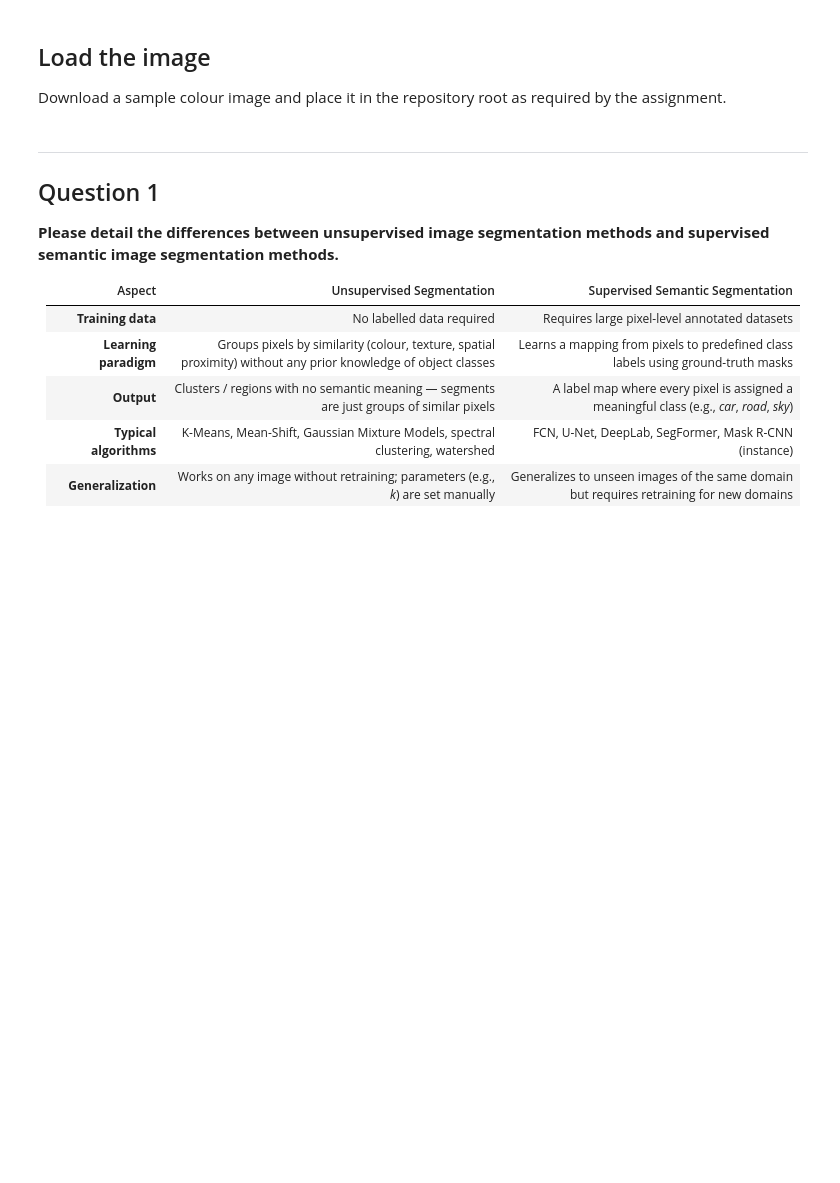
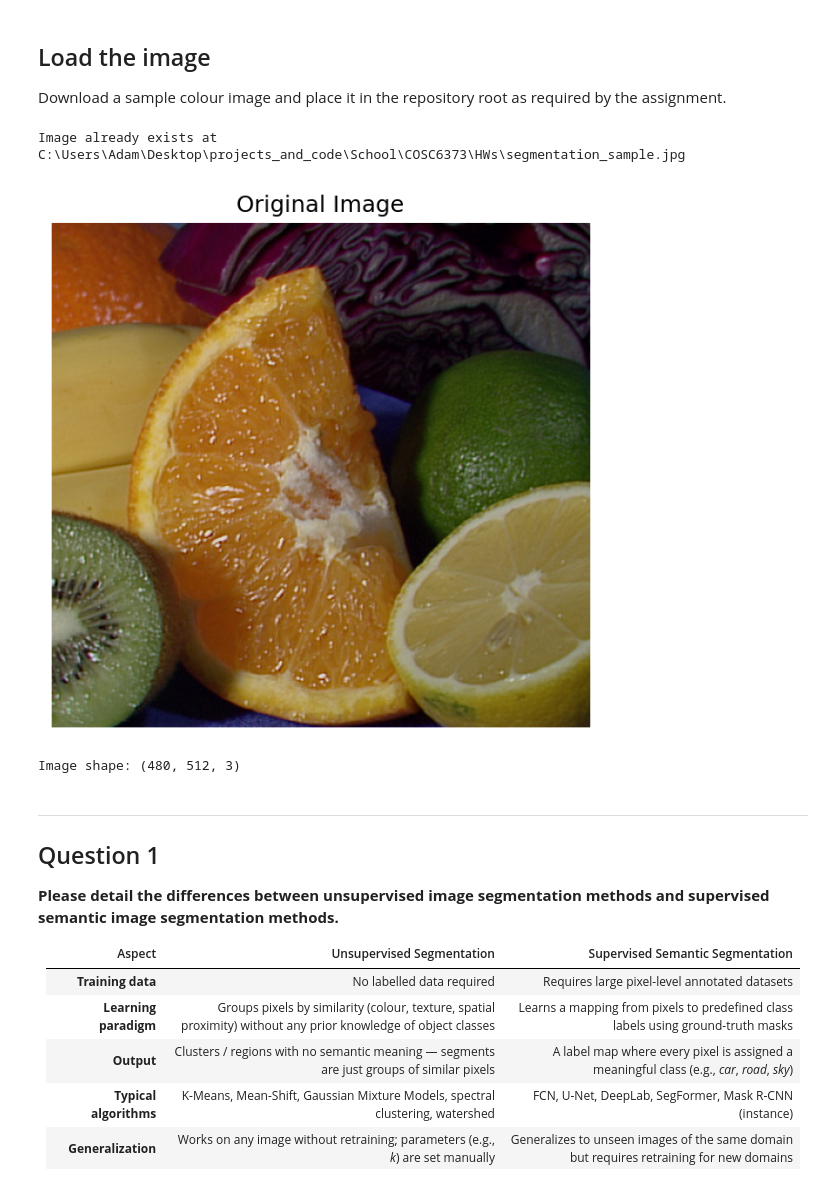
Before and after one commit to adamnelsonarcher/COSC6373, a Jupyter notebook: HW12/Part_A/HW12-ICA-PartA_Adam_Nelson-Archer.ipynb, the cells around one changed output. Saved outputs shown, nothing was run; the diff lists cells and outputs as text; code cells hidden in the pictures; blank space fills up the shorter version.

```diff
--- a/HW12/Part_A/HW12-ICA-PartA_Adam_Nelson-Archer.ipynb
+++ b/HW12/Part_A/HW12-ICA-PartA_Adam_Nelson-Archer.ipynb
@@ -25,32 +27,38 @@ Download a sample colour image and place it in the repository root as required b
 # %%
 REPO_ROOT = Path("../..")  # HW12/Part_A -> repo root
 IMG_NAME = "segmentation_sample.jpg"
 IMG_PATH = REPO_ROOT / IMG_NAME
 
 if not IMG_PATH.exists():
-    url = "https://upload.wikimedia.org/wikipedia/commons/thumb/4/47/PNG_transparency_demonstration_1.png/280px-PNG_transparency_demonstration_1.png"
-    urlretrieve(url, IMG_PATH)
+    url = "https://raw.githubusercontent.com/opencv/opencv/master/samples/data/fruits.jpg"
+    req = urllib.request.Request(url, headers={'User-Agent': 'Mozilla/5.0'})
+    with urllib.request.urlopen(req) as response, open(IMG_PATH, 'wb') as out_file:
+        out_file.write(response.read())
     print(f"Downloaded sample image to {IMG_PATH.resolve()}")
 else:
     print(f"Image already exists at {IMG_PATH.resolve()}")
 
 image = plt.imread(str(IMG_PATH))
 if image.max() <= 1.0:
     image = (image * 255).astype(np.uint8)
 if image.ndim == 2:
     image = cv2.cvtColor(image, cv2.COLOR_GRAY2RGB)
 elif image.shape[2] == 4:
     image = cv2.cvtColor(image, cv2.COLOR_RGBA2RGB)
 
 height, width, channels = image.shape
 
 plt.figure(dpi=150)
 plt.title("Original Image")
 plt.imshow(image)
 plt.axis("off")
 plt.show()
 
 print(f"Image shape: {image.shape}")
+# %% [output]
+Image already exists at C:\Users\Adam\Desktop\projects_and_code\School\COSC6373\HWs\segmentation_sample.jpg
+[figure, added]
+Image shape: (480, 512, 3)
 # %% [markdown]
 ---
 
```
Also changed, not shown: parts of 8 cells of this notebook, 1 other file.
